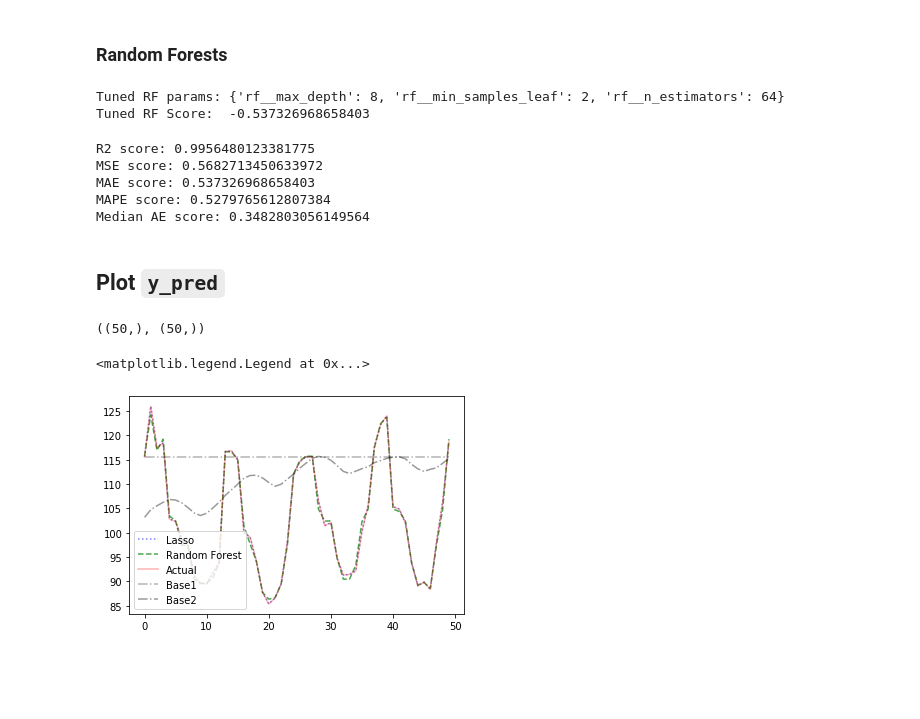
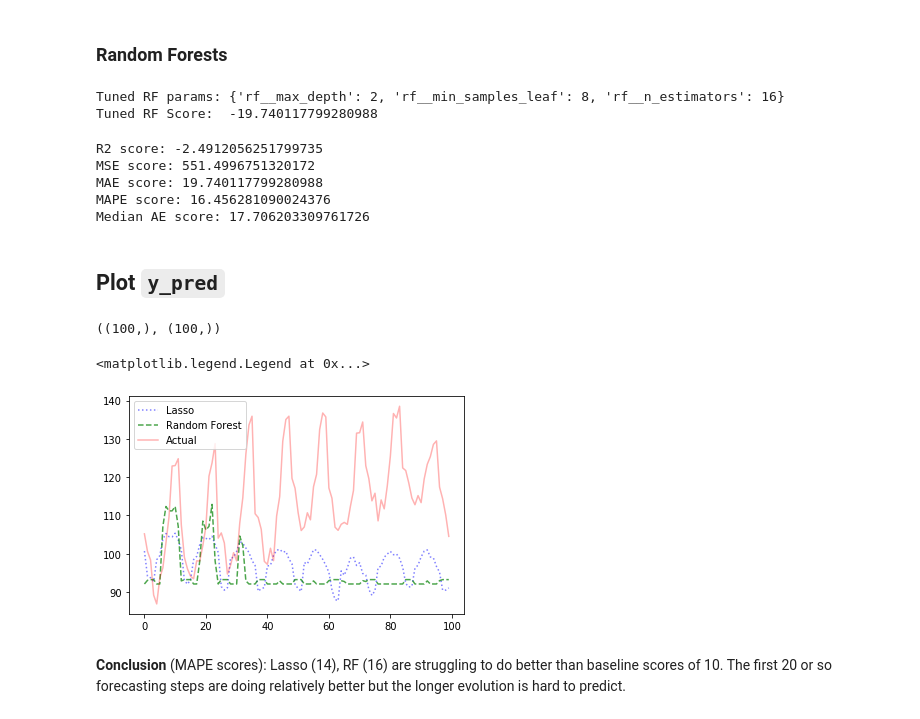
Before and after one commit to fnauman/timeseries, a Jupyter notebook: lasso_rf_gridsearch_pipeline_candy.ipynb, the cells around one changed output. Cells and saved outputs as stored; diff of their text form; code cells hidden in the pictures; blank space fills up the shorter version.

Commit message:
updated the lasso_rf notebook

```diff
--- a/lasso_rf_gridsearch_pipeline_candy.ipynb
+++ b/lasso_rf_gridsearch_pipeline_candy.ipynb
@@ -52,7 +52,8 @@ candy.shape
 ## Train/Test split
 # %%
 # Split the data into a train and test set
-df_train, df_test = candy.iloc[:-250], candy.iloc[-250:]
+#df_train, df_test = candy.iloc[:-250], candy.iloc[-250:]
+df_train, df_test = candy.iloc[:-200], candy.iloc[-200:]
 
 # Create an axis
 fig, ax = plt.subplots()
@@ -60,7 +61,7 @@ fig, ax = plt.subplots()
 # Plot the train and test setsa dn show
 df_train.plot(ax=ax)
 df_test.plot(ax=ax)
-plt.axvline(x=4000, color='k', linestyle='--')
+#plt.axvline(x=4000, color='k', linestyle='--')
 ax.legend(["Train", "Test"]);
 plt.show()
 # %% [output]
@@ -68,9 +75,15 @@ plt.show()
 # %%
-X_train = df_train[-200:-100].to_numpy().reshape(-1,1)
-X_test  = df_test[-100:-50].to_numpy().reshape(-1,1)
+X_train = df_train[-300:-200].to_numpy().reshape(-1,1)
+X_test  = df_train[-200:-100].to_numpy().reshape(-1,1)
 
 y_train = df_train[-200:-100].to_numpy().ravel()
-y_test  = df_test[-100:-50].to_numpy().ravel()
+y_test  = df_train[-100:].to_numpy().ravel()
+
+#X_train = df_train[-200:-100].to_numpy().reshape(-1,1)
+#X_test  = df_test[-100:-50].to_numpy().reshape(-1,1)
+
+#y_train = df_train[-200:-100].to_numpy().ravel()
+#y_test  = df_test[-100:-50].to_numpy().ravel()
 # %% [markdown]
 ## Baseline
 # %% [markdown]
@@ -104,12 +117,14 @@ Median AE score: 12.558113696716205
 ## Pipeline
 # %%
 pipe_lasso = Pipeline([
-                       ('scale',  MinMaxScaler(feature_range=(-1, 1))),
+                       #('scale', MinMaxScaler(feature_range=(0, 1))),
+                       ('scale', StandardScaler()),
                        ('lasso', Lasso())
                        ])
 
 pipe_rf = Pipeline([
-                    ('scale',  MinMaxScaler(feature_range=(-1, 1))),
+                    #('scale', MinMaxScaler(feature_range=(0, 1))),
+                    ('scale', StandardScaler()),
                     ('rf', RandomForestRegressor(random_state=42))
                     ])
 # %%
@@ -176,31 +191,33 @@ y_pred_rf = gs_rf.predict(X_test)
 print(f"Tuned RF params: {gs_rf.best_params_}")
 print(f"Tuned RF Score:  {gs_rf.score(X_test, y_test)}")
 # %% [output]
-Tuned RF params: {'rf__max_depth': 8, 'rf__min_samples_leaf': 2, 'rf__n_estimators': 64}
-Tuned RF Score:  -0.537326968658403
+Tuned RF params: {'rf__max_depth': 2, 'rf__min_samples_leaf': 8, 'rf__n_estimators': 16}
+Tuned RF Score:  -19.740117799280988
 # %%
 print_scores(y_test, y_pred_rf)
 # %% [output]
-R2 score: 0.9956480123381775
-MSE score: 0.5682713450633972
-MAE score: 0.537326968658403
-MAPE score: 0.5279765612807384
-Median AE score: 0.3482803056149564
+R2 score: -2.4912056251799735
+MSE score: 551.4996751320172
+MAE score: 19.740117799280988
+MAPE score: 16.456281090024376
+Median AE score: 17.706203309761726
 # %% [markdown]
 ## Plot `y_pred`
 # %%
 y_pred_lasso.shape, y_pred_rf.shape
 # %% [output]
-((50,), (50,))
+((100,), (100,))
 # %%
 #t_test = np.linspace(4000, 4000+tst_sz, tst_sz)
 
 plt.plot(y_pred_lasso, 'b:', label='Lasso', alpha=0.5)
 plt.plot(y_pred_rf, 'g--', label='Random Forest', alpha=0.7)
 plt.plot(y_test, 'r', label='Actual', alpha=0.3)
-plt.plot(y_base1, 'k-.', label='Base1', alpha=0.3)
-plt.plot(y_base2, 'k-.', label='Base2', alpha=0.4)
+#plt.plot(y_base1, 'k-.', label='Base1', alpha=0.3)
+#plt.plot(y_base2, 'k-.', label='Base2', alpha=0.4)
 plt.legend()
 # %% [output]
 <matplotlib.legend.Legend at 0x...>
-[figure, old version]
+[figure, new version]
+# %% [markdown]
+**Conclusion** (MAPE scores): Lasso (14), RF (16) are struggling to do better than baseline scores of 10. The first 20 or so forecasting steps are doing relatively better but the longer evolution is hard to predict.
```
Also changed, not shown: parts of 8 cells of this notebook.
